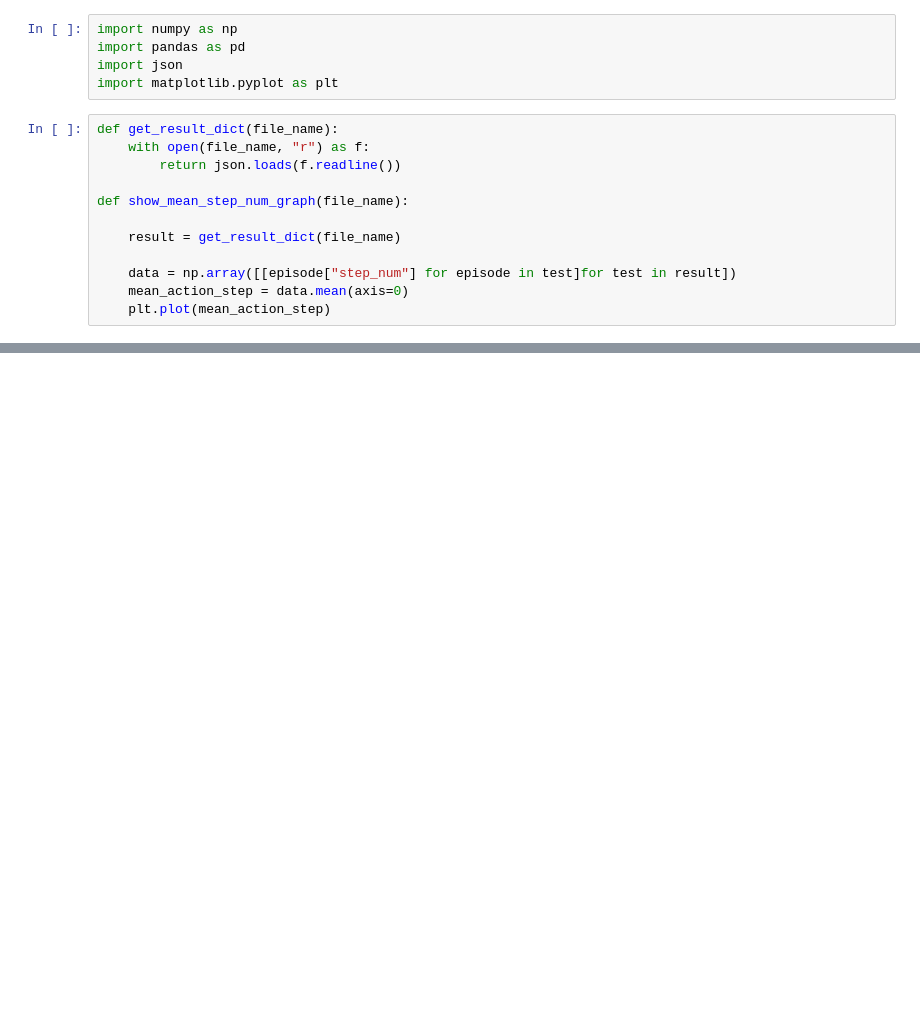
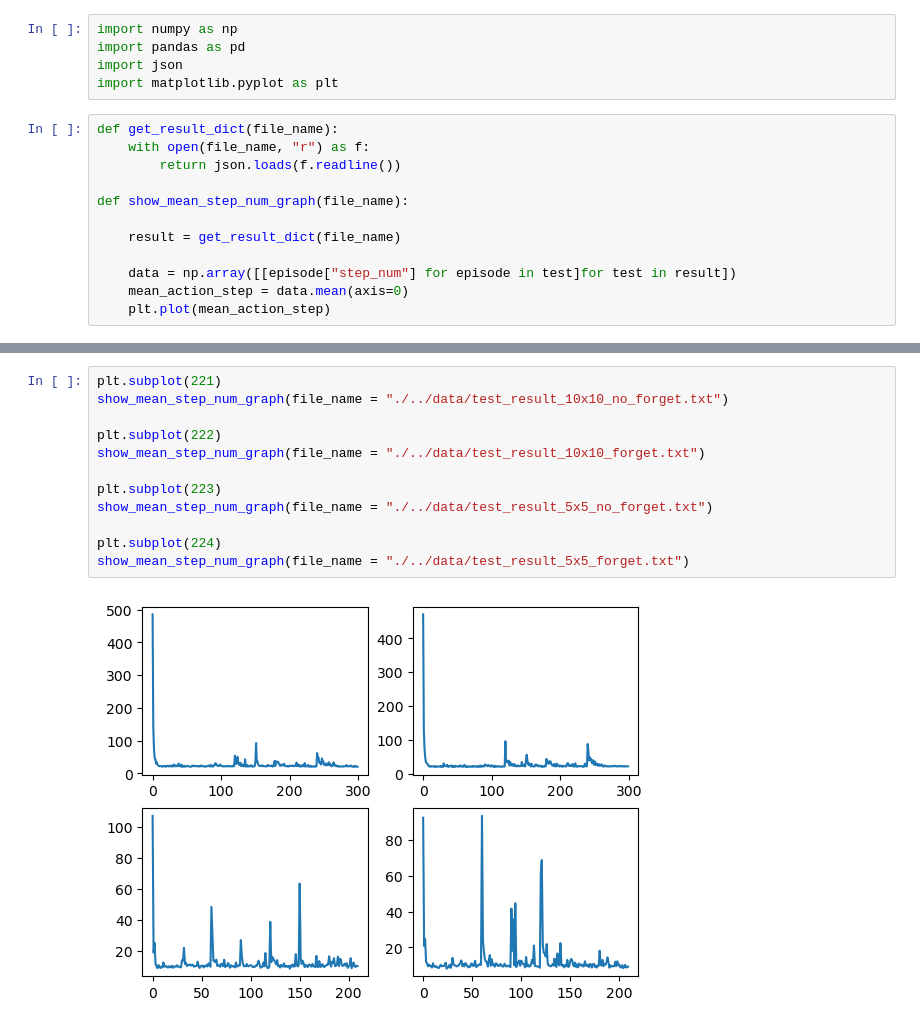
Before and after one commit to hoonisone/RL_fronzen_lake_js, a Jupyter notebook: Python/code/analyze.ipynb, the cells around one changed output, grey strips where cells are left out. Drawn from its saved outputs; the diff is of its cells as text; blank space fills up the shorter version.

```diff
--- a/Python/code/analyze.ipynb
+++ b/Python/code/analyze.ipynb
@@ -25,0 +26,14 @@ TypeError: string indices must be integers
+# %%
+plt.subplot(221)
+show_mean_step_num_graph(file_name = "./../data/test_result_10x10_no_forget.txt")
+
+plt.subplot(222)
+show_mean_step_num_graph(file_name = "./../data/test_result_10x10_forget.txt")
+
+plt.subplot(223)
+show_mean_step_num_graph(file_name = "./../data/test_result_5x5_no_forget.txt")
+
+plt.subplot(224)
+show_mean_step_num_graph(file_name = "./../data/test_result_5x5_forget.txt")
+# %% [output]
+[figure, added]
```
Also changed, not shown: parts of 6 cells of this notebook, 3 other files.
